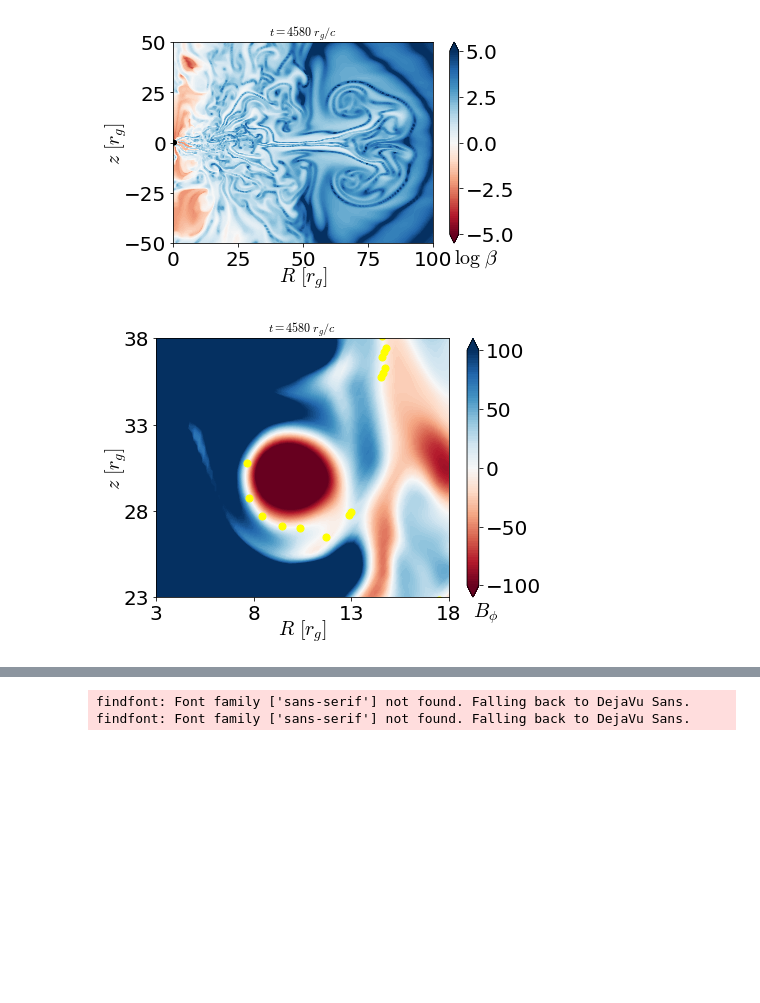
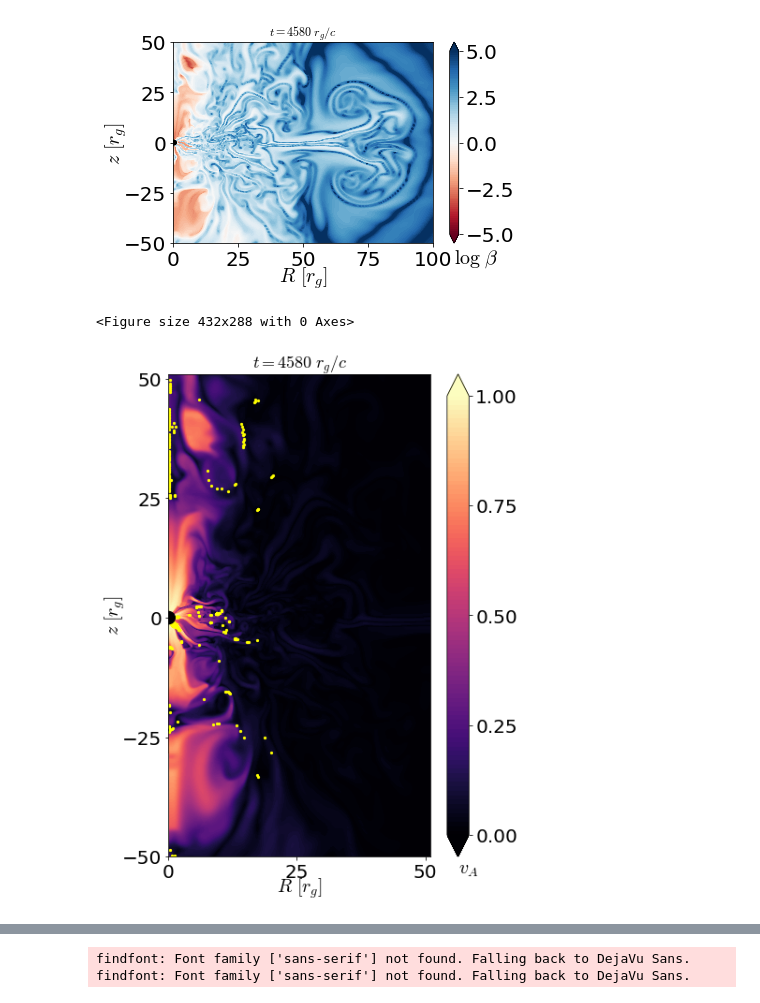
Before and after one commit to outflows/gyst, a Jupyter notebook: characterize.ipynb, the cells around one changed output, grey strips where cells are left out. Cells and saved outputs as stored; diff of their text form; code cells hidden in the pictures; blank space fills up the shorter version.

```diff
--- a/characterize.ipynb
+++ b/characterize.ipynb
@@ -343,51 +273,59 @@ plt.draw()
 # %% [output]
 [figure]
 # %%
+plt.clf()
 mirror = 0
 if(mirror):
     xmax = 50
     xmin = 0
     ymax = xmax/2
     ymin = -ymax
     step = xmax/4
 else:
-    xmin = 3
-    xmax = 18
-    ymin = 23
-    ymax = 38
-    step = 5
+    ymin = -50
+    xmin = 0
+    xmax = 50
+    ymax = 50
+    step = 25
 
-fig = plt.figure(figsize=[6.4, 4.8])
+fig = plt.figure(figsize=[6.4, 8.4])
 hfont = {'fontname':'Helvetica'}
 aphi=psicalc()
 amax = aphi.max()
-cs, cb = plco(Bphi*B_unit, levels = np.linspace(-100, 100, 100), isfilled=1,k=0,xy=1,xmax=xmax,ymax=ymax,dobh=1,cb=1,extend="both",pretty=1, cmap = 'RdBu')
+cs, cb = plco(va, levels = np.linspace(0, 1, 100), isfilled=1,k=0,xy=1,xmax=xmax,ymax=ymax,dobh=1,cb=1,extend="both",pretty=1, cmap='magma')
 #cs, cb = plco(bu[3]*B_unit, levels = np.linspace(-0.1, 0.1, 100), isfilled=1, k=0, xy=1, xmax=80, ymax=40, dobh=1, cb=1, extend = "both", pretty=1, cmap = 'RdBu')
 #plt.contour(r2d, z2d, sigma2d, levels=[1], colors=('black'), linestyles=('-.'), linewidths=(2))
 ax = plt.gca()
 ax.set_xlabel(r"$R\ [r_g]$",fontsize=20,labelpad=-5, **hfont)
 ax.set_ylabel(r"$z\ [r_g]$",fontsize=20,labelpad=-5, **hfont)
-cb.ax.set_xlabel(r"$B_\phi$",fontsize=20,ha="left")
-cb.set_ticks([-100,-50,0,50,100])
-plt.scatter(rx, ry, c ='yellow', marker = 'o', s = 50)#, markersize = 0.01)
+cb.ax.set_xlabel(r"$v_A$",fontsize=20,ha="left")
+plt.scatter(rx, ry, c ='yellow', marker = 'o', s = 5)#, markersize = 0.01)
+cb.set_ticks([0,0.25,0.5,0.75,1])
 if(mirror):
     plt.xticks(np.arange(xmin, xmax+1, step=step)) #GS
     plt.yticks(np.arange(ymin, ymax+1, step=step)) #GS
-    plt.xlim(xmin,xmax)
-    plt.ylim(ymin,ymax)
+    plt.xlim(xmin,xmax+1)
+    plt.ylim(ymin,ymax+1)
 else:
     plt.xticks(np.arange(xmin, xmax+1, step=step)) #GS
     plt.yticks(np.arange(ymin, ymax+1, step=step)) #GS
-    plt.xlim(xmin,xmax)
-    plt.ylim(ymin,ymax)
+    plt.xlim(xmin,xmax+1)
+    plt.ylim(ymin,ymax+1)
 circle1 = plt.Circle((0, 0), Rin, color='black') # GS
 fig = plt.gcf() # GS
 ax2 = fig.gca() # GS
 ax2.add_artist(circle1) # GS
 #plc(aphi,levels=np.linspace(-amax,amax,14)[1:-1],colors="black",linewidths=1,xy=-1)
-plt.title(r"$t=%.4g$"%np.round(t)+r"$\;r_g/c$", **hfont);
+plt.title(r"$t=%.4g$"%np.round(t)+r"$\;r_g/c$", **hfont,fontsize=18);
+
+
+
+
+
+
 plt.tight_layout() # GS
 plt.draw()
-#plt.savefig("zoom_Bphi_2D_"+str(int(np.round(t)))+".png", dpi = 150)
+#plt.savefig("va.png", dpi = 150)
 # %% [output]
+<Figure size 432x288 with 0 Axes>
-[figure, old version]
+[figure, new version]
```
Also changed, not shown: parts of 101 cells of this notebook, 5 other files.
